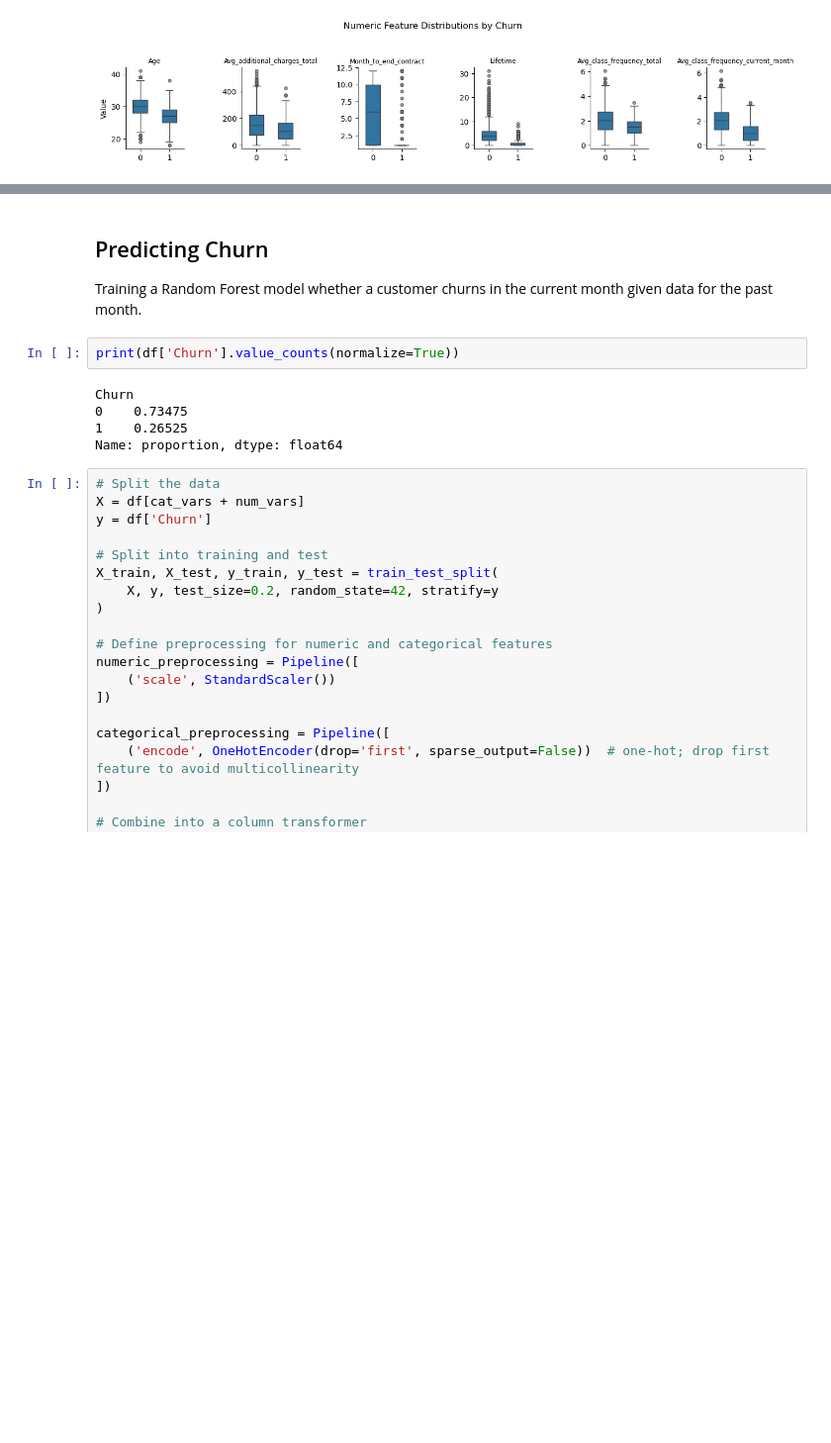
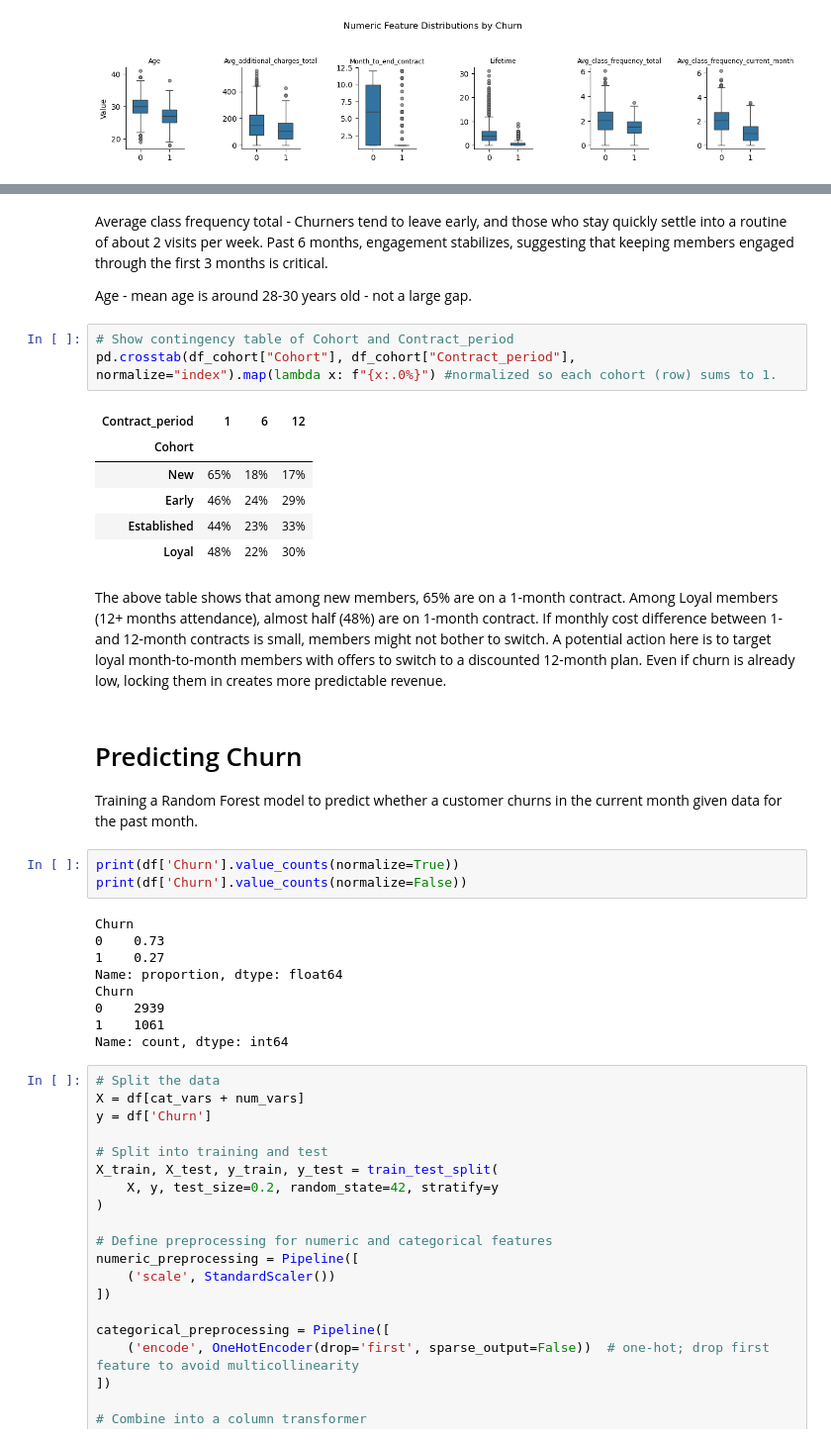
Before and after one commit to dbolotov/data_science_blog, a Jupyter notebook: gym_churn_analysis/gym_churn_analysis.ipynb, the cells around one changed output, grey strips where cells are left out. Shown: that part at 99% size. Cells and saved outputs as stored; diff of their text form; blank space fills up the shorter version.

```diff
--- a/gym_churn_analysis/gym_churn_analysis.ipynb
+++ b/gym_churn_analysis/gym_churn_analysis.ipynb
@@ -267,14 +372,35 @@ results
+# %% [markdown]
+Average class frequency total - Churners tend to leave early, and those who stay quickly settle into a routine of about 2 visits per week. Past 6 months, engagement stabilizes, suggesting that keeping members engaged through the first 3 months is critical.
+
+Age - mean age is around 28-30 years old - not a large gap.
+# %%
+# Show contingency table of Cohort and Contract_period
+pd.crosstab(df_cohort["Cohort"], df_cohort["Contract_period"], normalize="index").map(lambda x: f"{x:.0%}") #normalized so each cohort (row) sums to 1.
+# %% [output]
+| Contract_period | 1 | 6 | 12 |
+| Cohort |  |  |  |
+| New | 65% | 18% | 17% |
+| Early | 46% | 24% | 29% |
+| Established | 44% | 23% | 33% |
+| Loyal | 48% | 22% | 30% |
+# %% [markdown]
+The above table shows that among new members, 65% are on a 1-month contract. Among Loyal members (12+ months attendance), almost half (48%) are on 1-month contract. If monthly cost difference between 1- and 12-month contracts is small, members might not bother to switch. A potential action here is to target loyal month-to-month members with offers to switch to a discounted 12-month plan. Even if churn is already low, locking them in creates more predictable revenue.
 # %% [markdown]
-## Predicting Churn
+# Predicting Churn
 
-Training a Random Forest model whether a customer churns in the current month given data for the past month.
+Training a Random Forest model to predict whether a customer churns in the current month given data for the past month.
 # %%
 print(df['Churn'].value_counts(normalize=True))
+print(df['Churn'].value_counts(normalize=False))
 # %% [output]
 Churn
-0    0.73475
-1    0.26525
+0    0.73
+1    0.27
 Name: proportion, dtype: float64
+Churn
+0    2939
+1    1061
+Name: count, dtype: int64
 # %%
 # Split the data
 X = df[cat_vars + num_vars]
```
Also changed, not shown: parts of 31 cells of this notebook.
